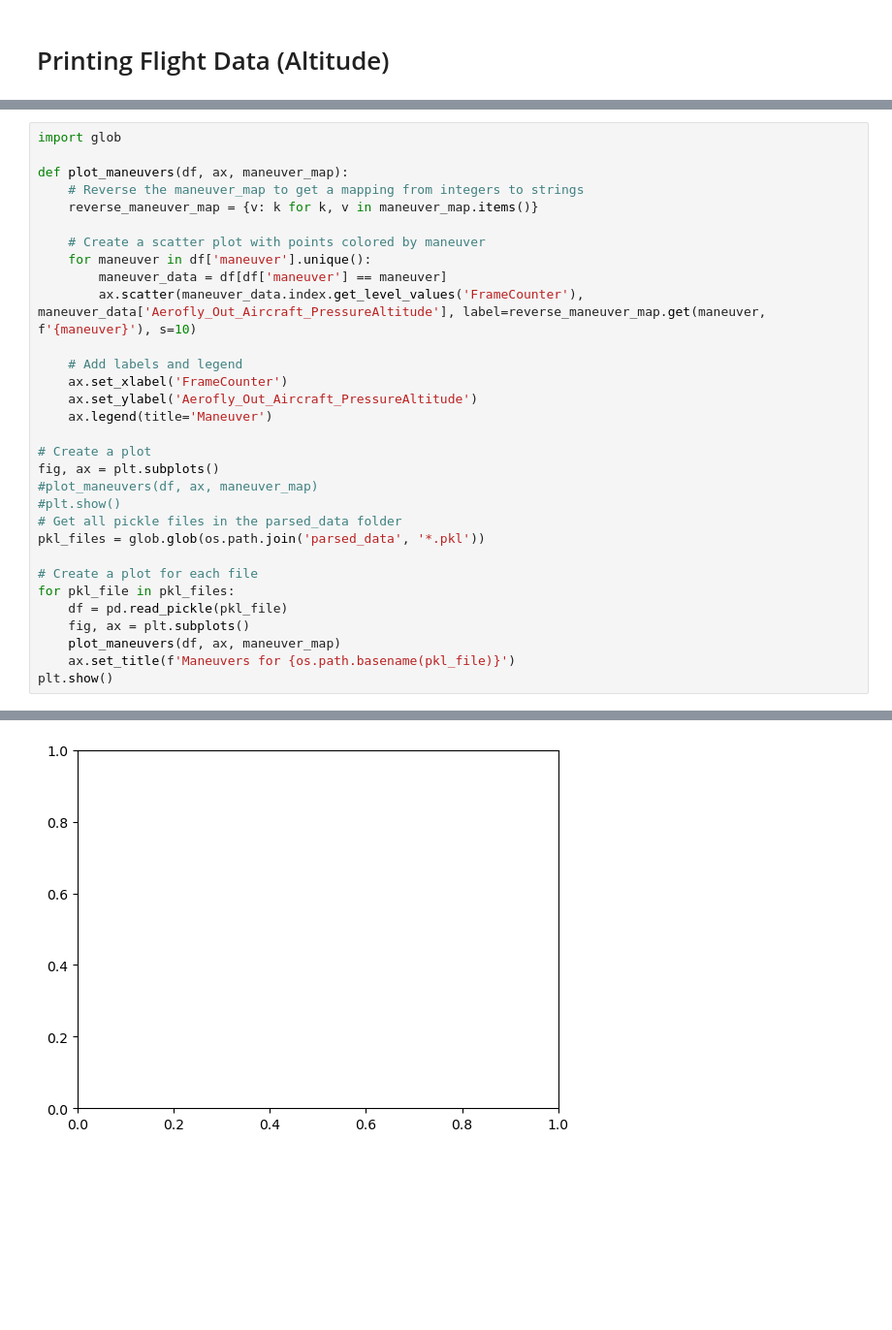
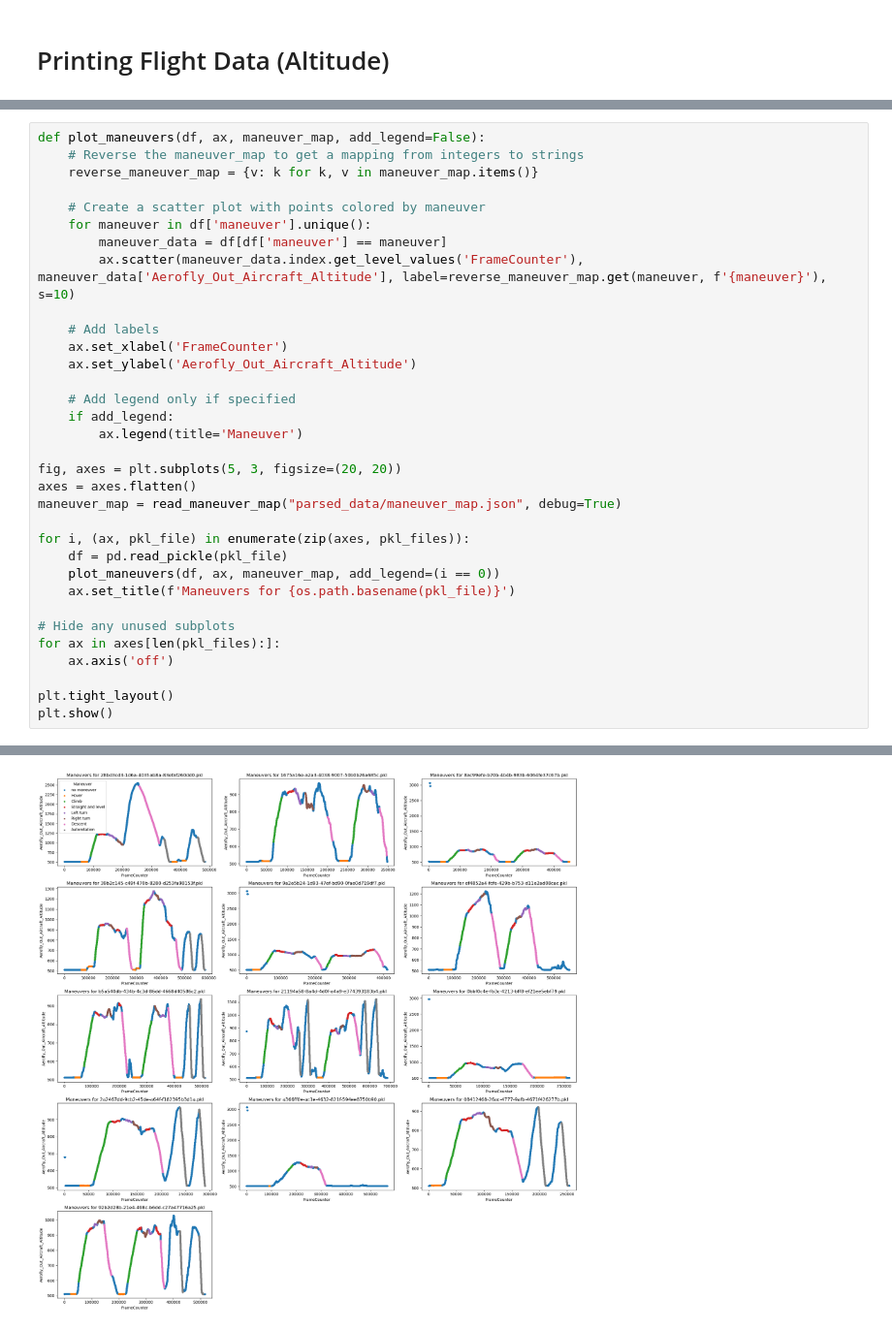
Before and after one commit to schbm/injmol, a Jupyter notebook: main.ipynb, the cells around one changed output, grey strips where cells are left out. Shown at 97% size. Cells and saved outputs as stored; diff of their text form; blank space fills up the shorter version.

Commit message:
alt plot over all flights

```diff
--- a/main.ipynb
+++ b/main.ipynb
@@ -614,32 +625,34 @@ Passing `palette` without assigning `hue` is deprecated and will be removed in v
 # %%
-import glob
-
-def plot_maneuvers(df, ax, maneuver_map):
+def plot_maneuvers(df, ax, maneuver_map, add_legend=False):
     # Reverse the maneuver_map to get a mapping from integers to strings
     reverse_maneuver_map = {v: k for k, v in maneuver_map.items()}
 
     # Create a scatter plot with points colored by maneuver
     for maneuver in df['maneuver'].unique():
         maneuver_data = df[df['maneuver'] == maneuver]
-        ax.scatter(maneuver_data.index.get_level_values('FrameCounter'), maneuver_data['Aerofly_Out_Aircraft_PressureAltitude'], label=reverse_maneuver_map.get(maneuver, f'{maneuver}'), s=10)
+        ax.scatter(maneuver_data.index.get_level_values('FrameCounter'), maneuver_data['Aerofly_Out_Aircraft_Altitude'], label=reverse_maneuver_map.get(maneuver, f'{maneuver}'), s=10)
 
-    # Add labels and legend
+    # Add labels
     ax.set_xlabel('FrameCounter')
-    ax.set_ylabel('Aerofly_Out_Aircraft_PressureAltitude')
-    ax.legend(title='Maneuver')
+    ax.set_ylabel('Aerofly_Out_Aircraft_Altitude')
 
-# Create a plot
-fig, ax = plt.subplots()
-#plot_maneuvers(df, ax, maneuver_map)
-#plt.show()
-# Get all pickle files in the parsed_data folder
-pkl_files = glob.glob(os.path.join('parsed_data', '*.pkl'))
+    # Add legend only if specified
+    if add_legend:
+        ax.legend(title='Maneuver')
 
-# Create a plot for each file
-for pkl_file in pkl_files:
+fig, axes = plt.subplots(5, 3, figsize=(20, 20))
+axes = axes.flatten()
+maneuver_map = read_maneuver_map("parsed_data/maneuver_map.json", debug=True)
+
+for i, (ax, pkl_file) in enumerate(zip(axes, pkl_files)):
     df = pd.read_pickle(pkl_file)
-    fig, ax = plt.subplots()
-    plot_maneuvers(df, ax, maneuver_map)
+    plot_maneuvers(df, ax, maneuver_map, add_legend=(i == 0))
     ax.set_title(f'Maneuvers for {os.path.basename(pkl_file)}')
+
+# Hide any unused subplots
+for ax in axes[len(pkl_files):]:
+    ax.axis('off')
+
+plt.tight_layout()
 plt.show()
 # %% [output]
@@ -646 +660 @@ plt.show()
-[figure, old version]
+[figure, new version]
```
Also changed, not shown: parts of 4 cells of this notebook.
